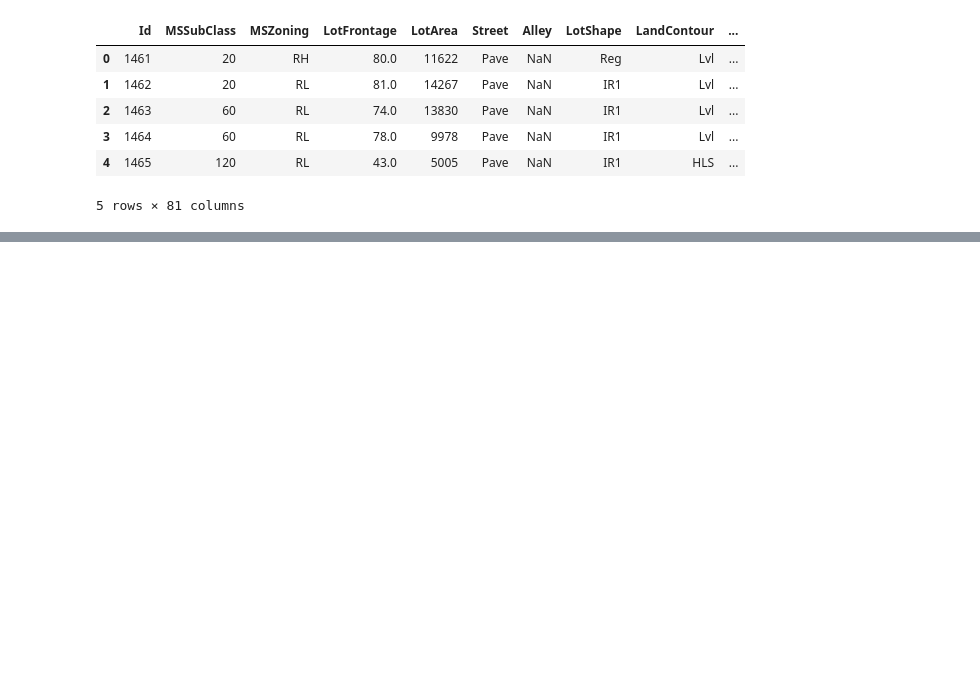
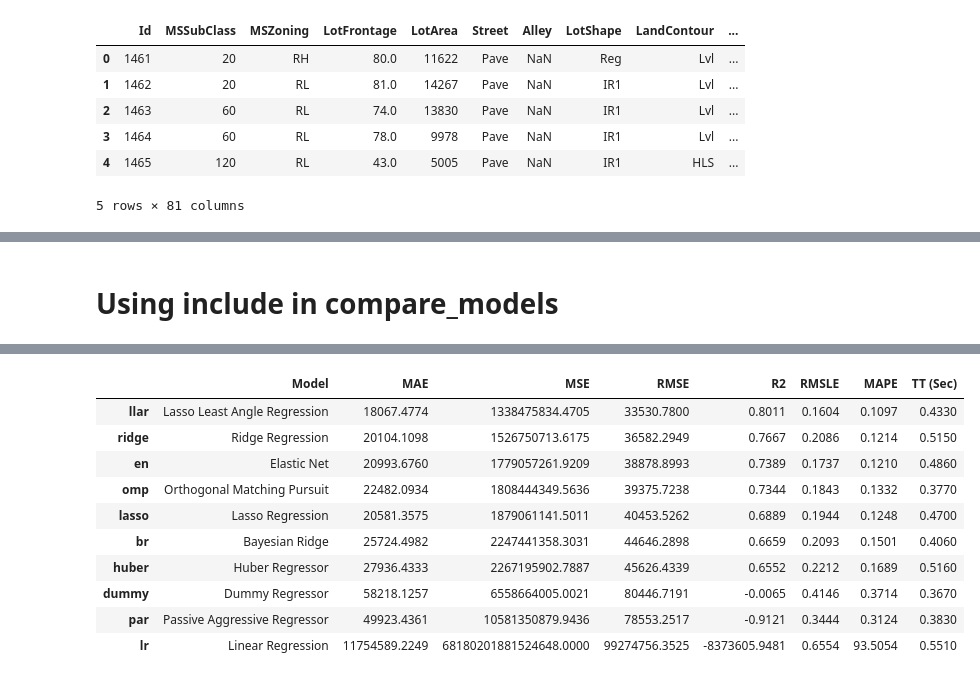
Before and after one commit to moezali1/mma867, a Jupyter notebook: Session 4/House Price Prediction.ipynb, the cells around one changed output, grey strips where cells are left out. Cells and saved outputs as stored; diff of their text form; code cells hidden in the pictures; blank space fills up the shorter version.

```diff
--- a/Session 4/House Price Prediction.ipynb
+++ b/Session 4/House Price Prediction.ipynb
@@ -292 +306,6 @@ predictions.to_csv(
 )
+# %% [markdown]
+# Using include in compare_models
+# %%
+best = compare_models(include = ['lr', 'ridge', 'llar', 'lasso', 'en', 'omp', 'br', 'huber', 'par', 'dummy'])
+# %% [output]
@@ -292,0 +313,11 @@ predictions.to_csv(
+|  | Model | MAE | MSE | RMSE | R2 | RMSLE | MAPE | TT (Sec) |
+| llar | Lasso Least Angle Regression | 18067.4774 | 1338475834.4705 | 33530.7800 | 0.8011 | 0.1604 | 0.1097 | 0.4330 |
+| ridge | Ridge Regression | 20104.1098 | 1526750713.6175 | 36582.2949 | 0.7667 | 0.2086 | 0.1214 | 0.5150 |
+| en | Elastic Net | 20993.6760 | 1779057261.9209 | 38878.8993 | 0.7389 | 0.1737 | 0.1210 | 0.4860 |
+| omp | Orthogonal Matching Pursuit | 22482.0934 | 1808444349.5636 | 39375.7238 | 0.7344 | 0.1843 | 0.1332 | 0.3770 |
+| lasso | Lasso Regression | 20581.3575 | 1879061141.5011 | 40453.5262 | 0.6889 | 0.1944 | 0.1248 | 0.4700 |
+| br | Bayesian Ridge | 25724.4982 | 2247441358.3031 | 44646.2898 | 0.6659 | 0.2093 | 0.1501 | 0.4060 |
+| huber | Huber Regressor | 27936.4333 | 2267195902.7887 | 45626.4339 | 0.6552 | 0.2212 | 0.1689 | 0.5160 |
+| dummy | Dummy Regressor | 58218.1257 | 6558664005.0021 | 80446.7191 | -0.0065 | 0.4146 | 0.3714 | 0.3670 |
+| par | Passive Aggressive Regressor | 49923.4361 | 10581350879.9436 | 78553.2517 | -0.9121 | 0.3444 | 0.3124 | 0.3830 |
+| lr | Linear Regression | 11754589.2249 | 68180201881524648.0000 | 99274756.3525 | -8373605.9481 | 0.6554 | 93.5054 | 0.5510 |
```
Also changed, not shown: parts of 6 cells of this notebook, 4 other files.
